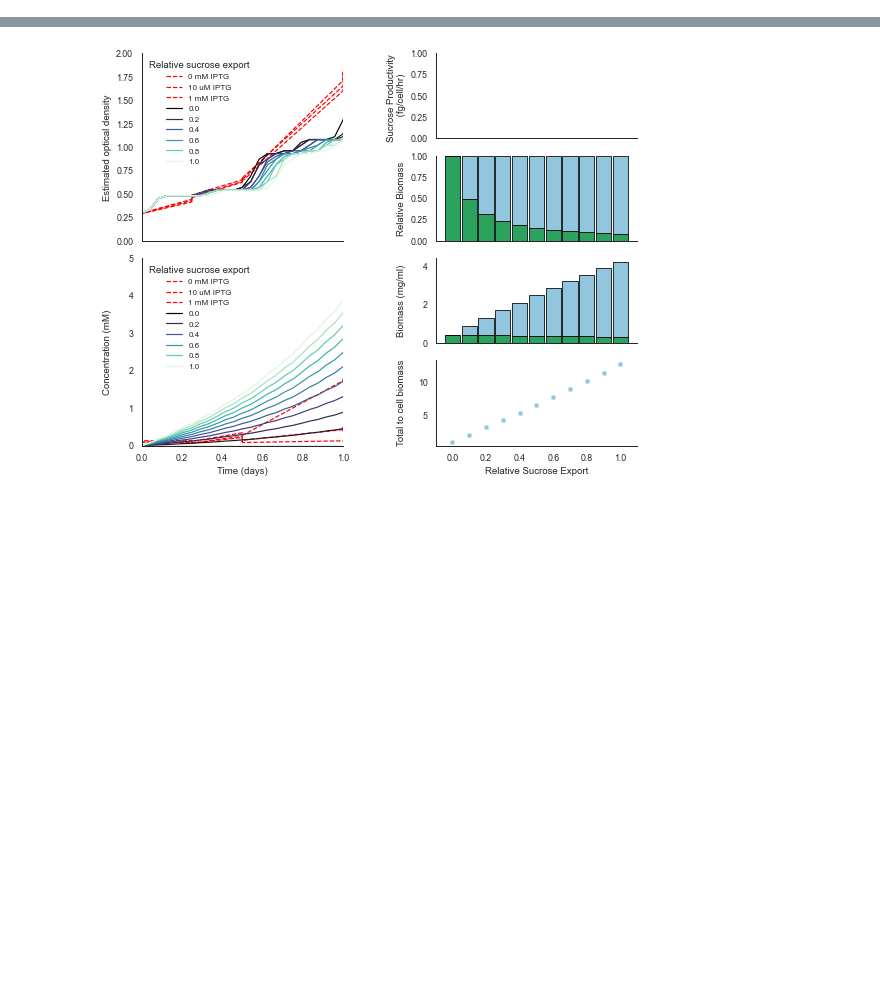
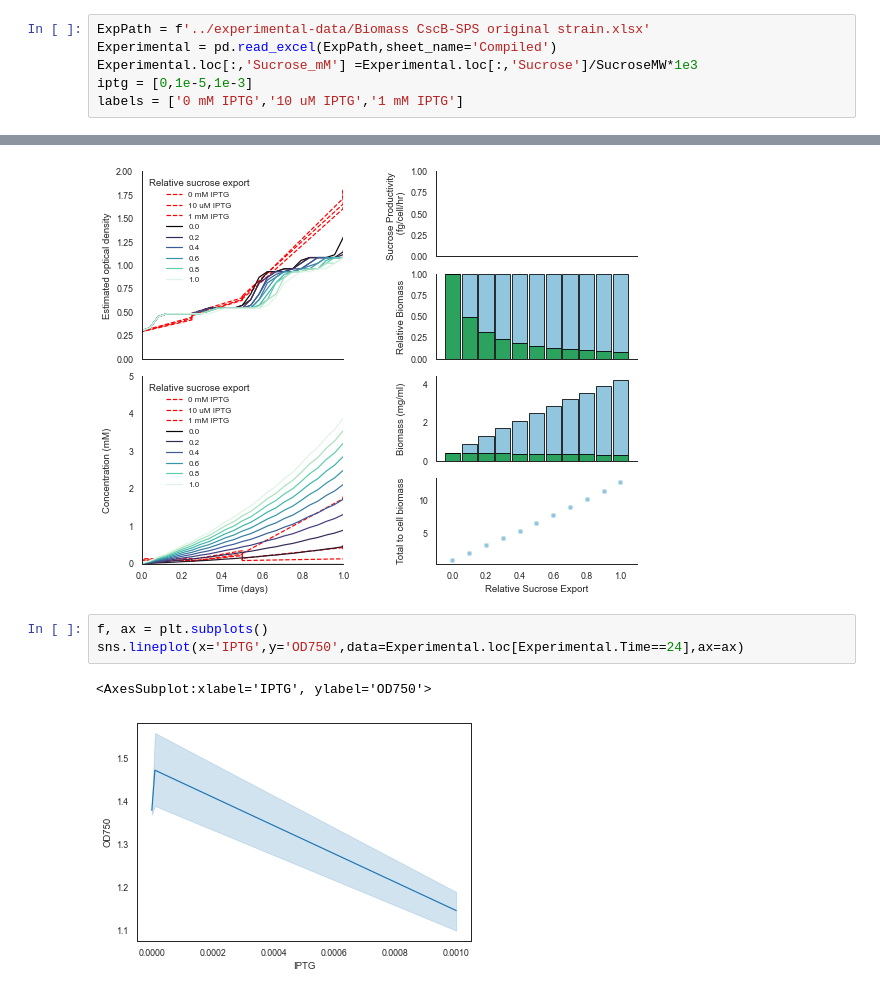
Before and after one commit to Jsakkos/nufeb-cyano-e-coli, a Jupyter notebook: notebooks/Model validation SE - Copy.ipynb, the cells around one changed output, grey strips where cells are left out. Drawn from its saved outputs; the diff is of its cells as text; blank space fills up the shorter version.

```diff
--- a/notebooks/Model validation SE - Copy.ipynb
+++ b/notebooks/Model validation SE - Copy.ipynb
@@ -90 +84,7 @@ ValueError: Your version of xlrd is 2.0.1. In xlrd >= 2.0, only the xls format i
+# %%
+ExpPath = f'../experimental-data/Biomass CscB-SPS original strain.xlsx'
+Experimental = pd.read_excel(ExpPath,sheet_name='Compiled')
+Experimental.loc[:,'Sucrose_mM'] =Experimental.loc[:,'Sucrose']/SucroseMW*1e3
+iptg = [0,1e-5,1e-3]
+labels = ['0 mM IPTG','10 uM IPTG','1 mM IPTG']
 # %%
@@ -256,3 +258,9 @@ fig.align_ylabels()
 #f.tight_layout()
 # %% [output]
 [figure]
+# %%
+f, ax = plt.subplots()
+sns.lineplot(x='IPTG',y='OD750',data=Experimental.loc[Experimental.Time==24],ax=ax)
+# %% [output]
+<AxesSubplot:xlabel='IPTG', ylabel='OD750'>
+[figure, added]
```
Also changed, not shown: parts of 24 cells of this notebook, 1 other file.
